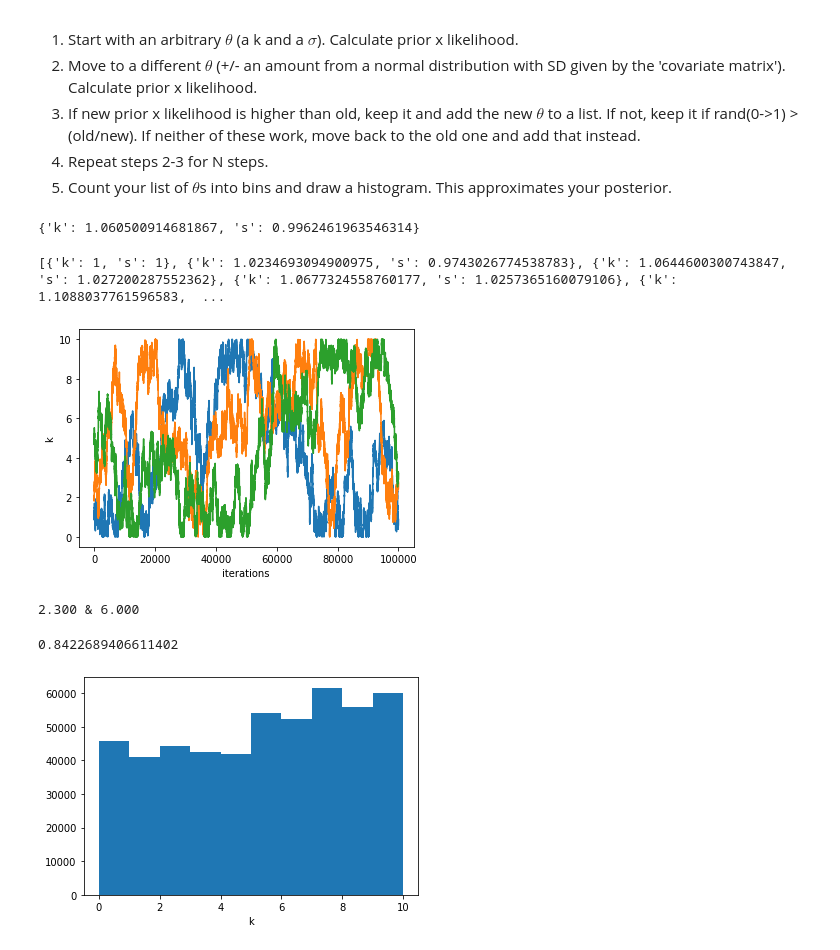
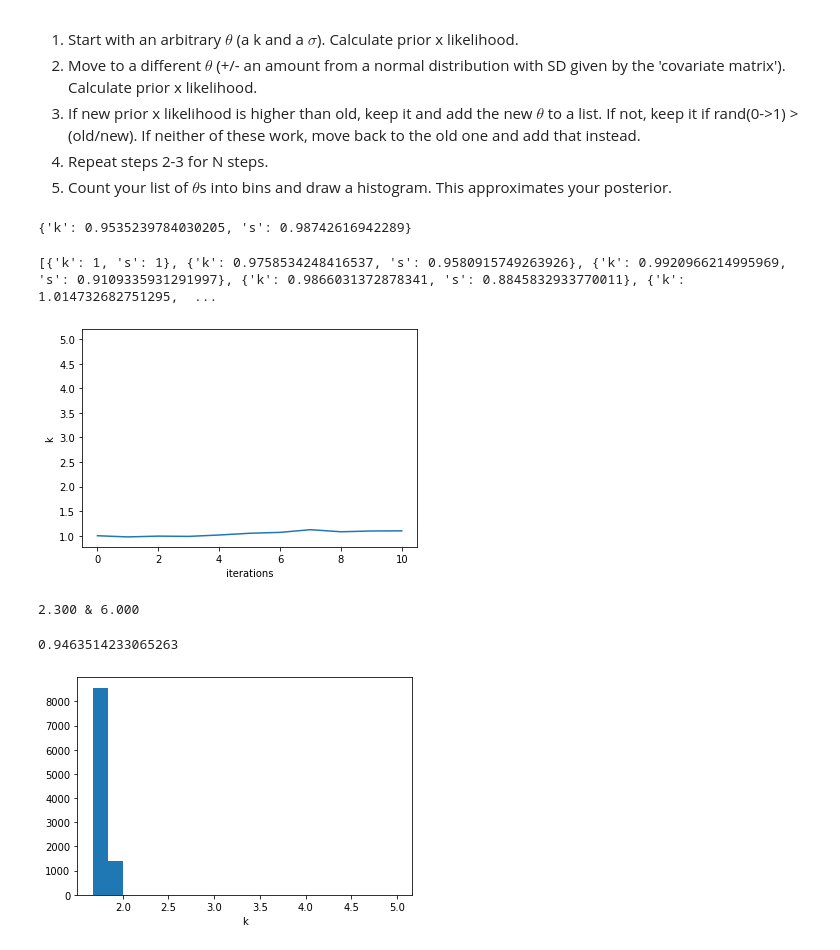
Before and after one commit to simonmarchant/pkpd-practice, a Jupyter notebook: Practice.ipynb, the cells around one changed output. Drawn from its saved outputs; the diff is of its cells as text; code cells hidden in the pictures.

```diff
--- a/Practice.ipynb
+++ b/Practice.ipynb
@@ -173,7 +173,7 @@ class OdeModel():
         self.y = y_model
         self.prior = prior
         self.likelihood = likelihood
-        self.log = {'zero':0, 'large':0, 'frac':0, 'allfracs':[]}
+        self.log = {'zero':0, 'large':0, 'frac':0, 'allfracs':[], 'sumlogprob':[], 'fn_mean':[]}
 
 
 thetas1 = [[{'k':1, 's':1}],
@@ -219,7 +219,7 @@ start_theta = [1, 1]
 result = propose_new_theta(model, noisy_data, {'k':1, 's':1})
 print(result)
 # %% [output]
-{'k': 1.060500914681867, 's': 0.9962461963546314}
+{'k': 0.9535239784030205, 's': 0.98742616942289}
 # %%
 def metropolis_singlethread(model, y_data, threadnum, max_iters):
     iters = 0
@@ -234,7 +234,7 @@ model = OdeModel(values, thetas1, covariates1, uniform_prior, likelihood)
 metropolis_singlethread(model, noisy_data, 0, 10)
 print(model.thetas[0])
 # %% [output]
-[{'k': 1, 's': 1}, {'k': 1.0234693094900975, 's': 0.9743026774538783}, {'k': 1.0644600300743847, 's': 1.027200287552362}, {'k': 1.0677324558760177, 's': 1.0257365160079106}, {'k': 1.1088037761596583,  ...
+[{'k': 1, 's': 1}, {'k': 0.9758534248416537, 's': 0.9580915749263926}, {'k': 0.9920966214995969, 's': 0.9109335931291997}, {'k': 0.9866031372878341, 's': 0.8845832933770011}, {'k': 1.014732682751295,  ...
 # %%
 def metropolishastings(model, y_data, blocksize, number_of_blocks):
     n = 0
@@ -244,8 +244,8 @@ def metropolishastings(model, y_data, blocksize, number_of_blocks):
         n = n+1
 
 # Does it work?
-model = OdeModel(values, thetas1, covariates1, uniform_prior, likelihood)
-metropolishastings(model, noisy_data, 500, 100)
+#model = OdeModel(values, thetas1, covariates1, uniform_prior, likelihood)
+#metropolishastings(model, noisy_data, 500, 100)
 # %%
 # what that looks like
 plt.figure()
@@ -256,7 +256,7 @@ plt.xlabel('iterations')
 plt.ylabel('k')
 plt.show()
 # %% [output]
-[figure, old version]
+[figure, new version]
 # %%
 
 #TODO: Gelman Rubin convergence calculation.
@@ -267,27 +267,34 @@ model.log['zero'] +=1
 sum(model.log['allfracs'])/len(model.log['allfracs'])
 # %% [output]
 2.300 & 6.000
-0.8422689406611402
+0.9463514233065263
 # %%
 # Hold s constant to see how the likelihood varies with k
 
 def likelihood_s_constant(theta, y_model, y_data):
     k = theta['k']
-    sigma = 0.1
-    exponential = -sumofsquares(y_model, y_data) / (2*sigma**2)
-    return 1/(2*math.pi*sigma**2) * math.exp(exponential)
-    #return np.sum(np.log(scipy.stats.norm(k).pdf(y_data)))
+    sigma = 0.03
+    pdf = []
+    y_model = ForwardEuler(onecomp, k, 1, times)
+    other_bit = 1/(2*math.pi*sigma**2)
+    for t in range(len(y_data)): # this loop gives a normally distributed pdf
+        square_error = (y_data[t] - y_model[t])**2
+        exponential = math.exp(-square_error/(2*sigma**2))
+        pdf.append(exponential*other_bit)
+
+    return np.prod(pdf)
 
 thetas_k = [[{'k':5}]]
-covariates_k = {'k':0.05}
+covariates_k = {'k':5}
 model = OdeModel(values, thetas_k, covariates_k, uniform_prior, likelihood_s_constant)
-metropolishastings(model, noisy_data, 500, 1000)
+metropolishastings(model, noisy_data, 100, 100)
 # %%
 ks_list= [theta['k'] for theta in model.thetas[0]]
+#print(model.log['fn_mean'][5])
 
 plt.figure()
-plt.hist(ks_list)
+plt.hist(ks_list, bins=20)
 plt.xlabel('k')
 plt.show()
 # %% [output]
-[figure, old version]
+[figure, new version]
```
Also changed, not shown: parts of 7 cells of this notebook, 1 other file.
